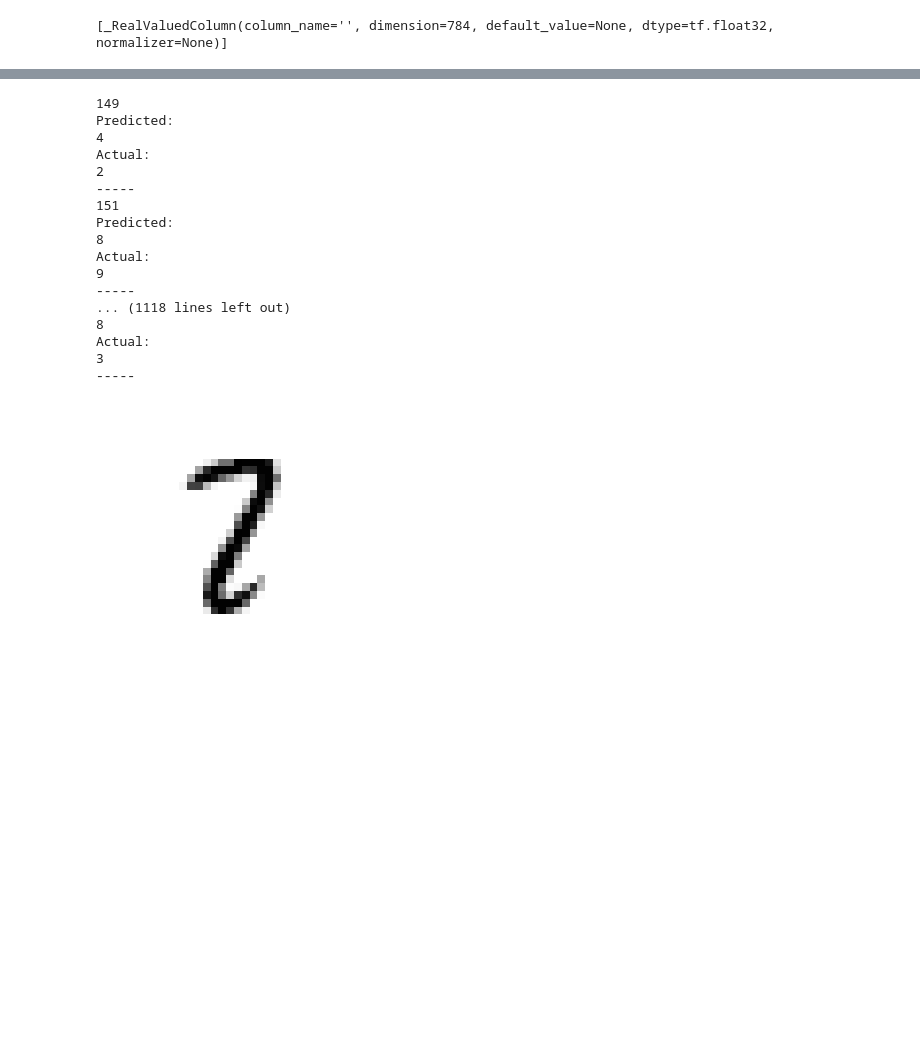
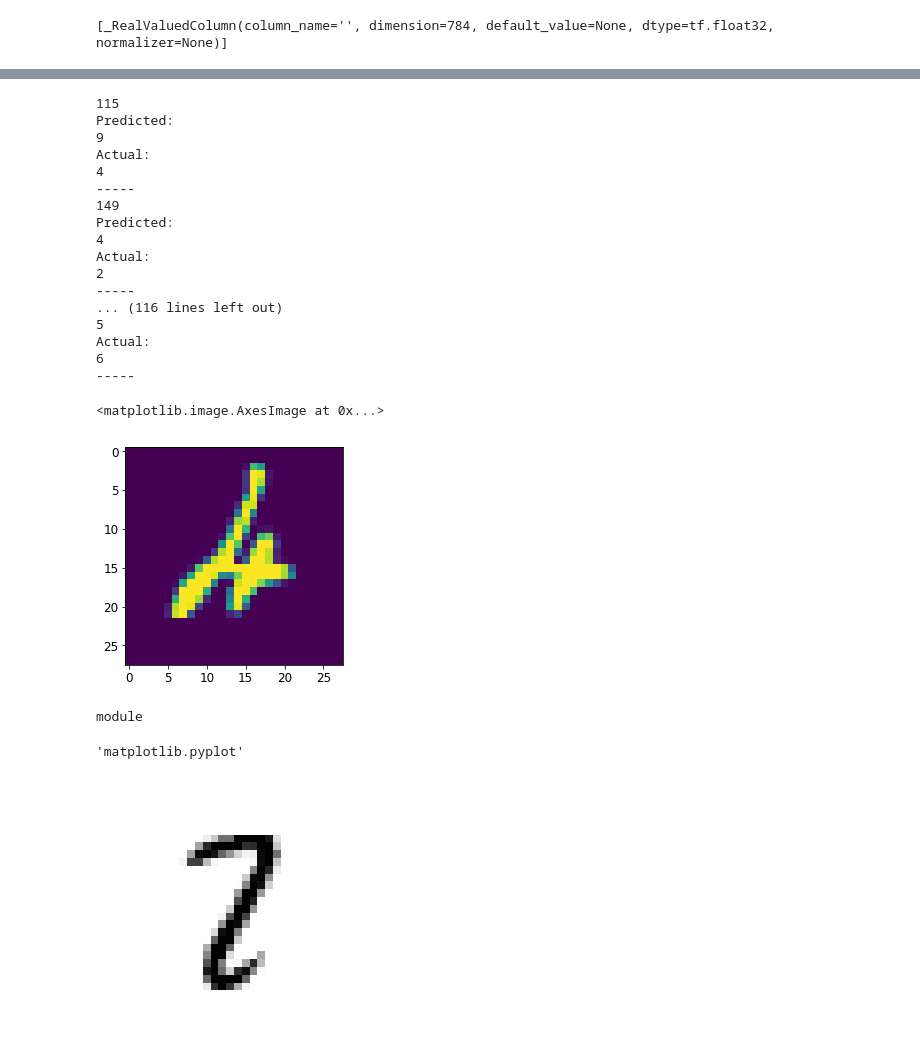
Before and after one commit to cloudxlab/ml, a Jupyter notebook: deep_learning/introduction_to_artificial_neural_networks.ipynb, the cells around one changed output, grey strips where cells are left out. Saved outputs shown, nothing was run; the diff lists cells and outputs as text; code cells hidden in the pictures; blank space fills up the shorter version.

```diff
--- a/deep_learning/introduction_to_artificial_neural_networks.ipynb
+++ b/deep_learning/introduction_to_artificial_neural_networks.ipynb
@@ -262,29 +296,44 @@ for j in a:
         print("Actual:")
         print(y_test[i])
         print("-----")
+        if i > 1000:
+            break
     i += 1
 # %% [output]
+115
+Predicted:
+9
+Actual:
+4
+-----
 149
 Predicted:
 4
 Actual:
 2
 -----
-151
-Predicted:
-8
+... (116 lines left out)
+5
 Actual:
-9
+6
 -----
-... (1118 lines left out)
-8
-Actual:
-3
------
+# %%
+plt.imshow(X_test[247].reshape(28, 28))
+# %% [output]
+<matplotlib.image.AxesImage at 0x...>
+[figure, added]
 # %%
 %matplotlib inline
 import matplotlib
 import matplotlib.pyplot as plt
+# %%
+type(matplotlib)
+# %% [output]
+module
+# %%
+plt.__name__
+# %% [output]
+'matplotlib.pyplot'
 # %%
 some_digit = X_test[321]   # Selecting the 36,000th image.
 some_digit_image = some_digit.reshape(28, 28) # Reshaping it to get the 28x28 pixels
```
Also changed, not shown: parts of 22 cells of this notebook.
